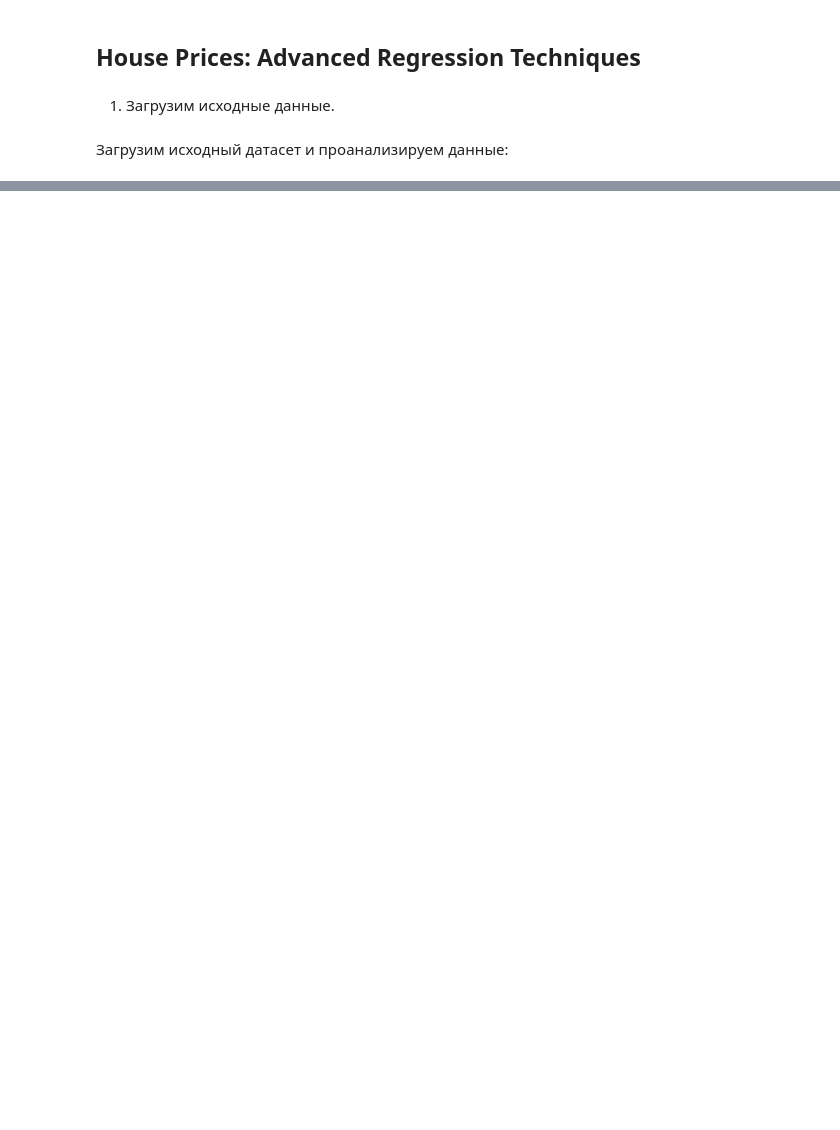
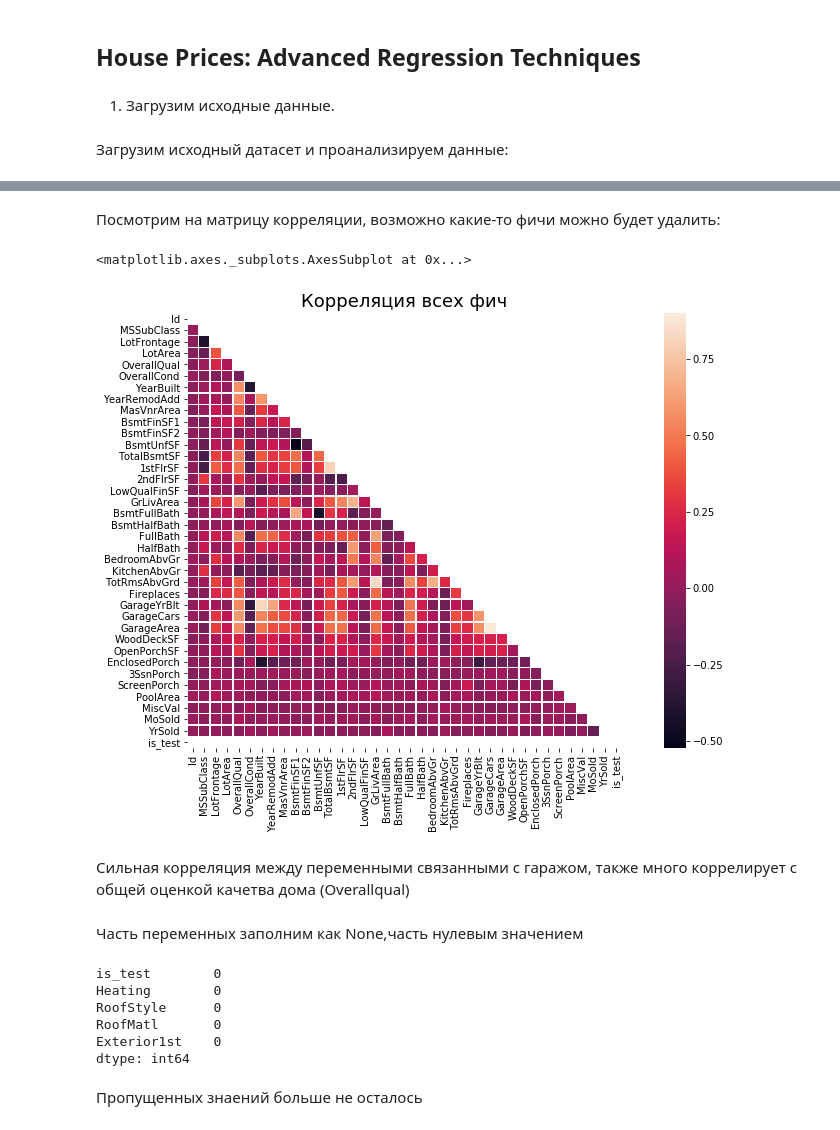
Before and after one commit to AlexeevVl/ML, a Jupyter notebook: HW_Amsamble.ipynb, the cells around one changed output, grey strips where cells are left out. Drawn from its saved outputs; the diff is of its cells as text; code cells hidden in the pictures; blank space fills up the shorter version.

```diff
--- a/HW_Amsamble.ipynb
+++ b/HW_Amsamble.ipynb
@@ -208,0 +104,3 @@ imp.sort_values(ascending=False)
+# %%
+train['is_test'] = 0
+test['is_test']=1
@@ -208,0 +117,2 @@ imp.sort_values(ascending=False)
+# %%
+train.drop(['SalePrice', 'SalePrice_isoutliers'],axis=1,inplace=True)
@@ -208,0 +159,16 @@ imp.sort_values(ascending=False)
+# %% [markdown]
+Посмотрим на матрицу корреляции, возможно какие-то фичи можно будет удалить:
+# %%
+corrmat = train.corr()
+plt.subplots(figsize=(15,8))
+plt.title('Корреляция всех фич', fontsize=18)
+mask = np.zeros_like(corrmat, dtype=np.bool)
+mask[np.triu_indices_from(mask)] = True
+sns.heatmap(corrmat, vmax=0.9, square=True,mask=mask, linewidths=0.2)
+# %% [output]
+<matplotlib.axes._subplots.AxesSubplot at 0x...>
+[figure, added]
+# %% [markdown]
+Сильная корреляция между переменными связанными с гаражом, также много коррелирует с общей оценкой качетва дома (Overallqual)
+# %% [markdown]
+Часть переменных заполним как None,часть нулевым значением
@@ -208,0 +186,11 @@ imp.sort_values(ascending=False)
+# %%
+df_full.isna().sum().sort_values(ascending=False).head(5)
+# %% [output]
+is_test        0
+Heating        0
+RoofStyle      0
+RoofMatl       0
+Exterior1st    0
+dtype: int64
+# %% [markdown]
+Пропущенных знаений больше не осталось
```
Also changed, not shown: parts of 107 cells of this notebook.
